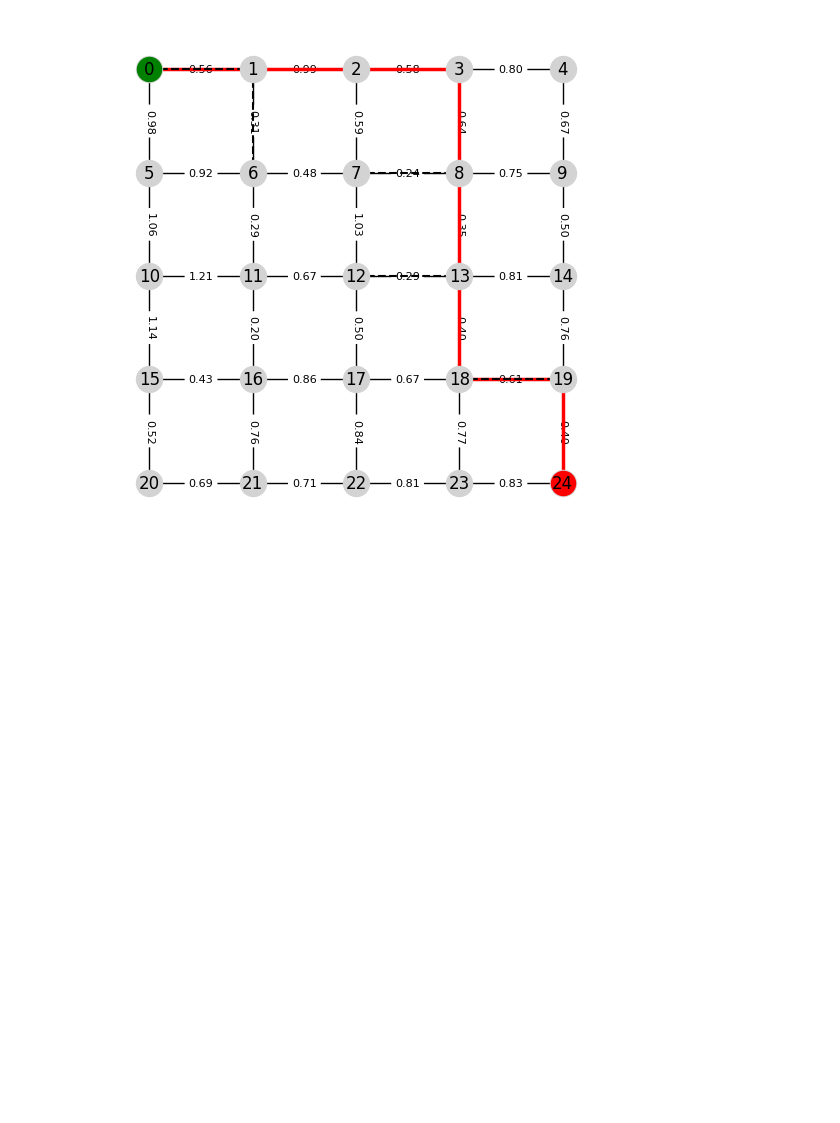
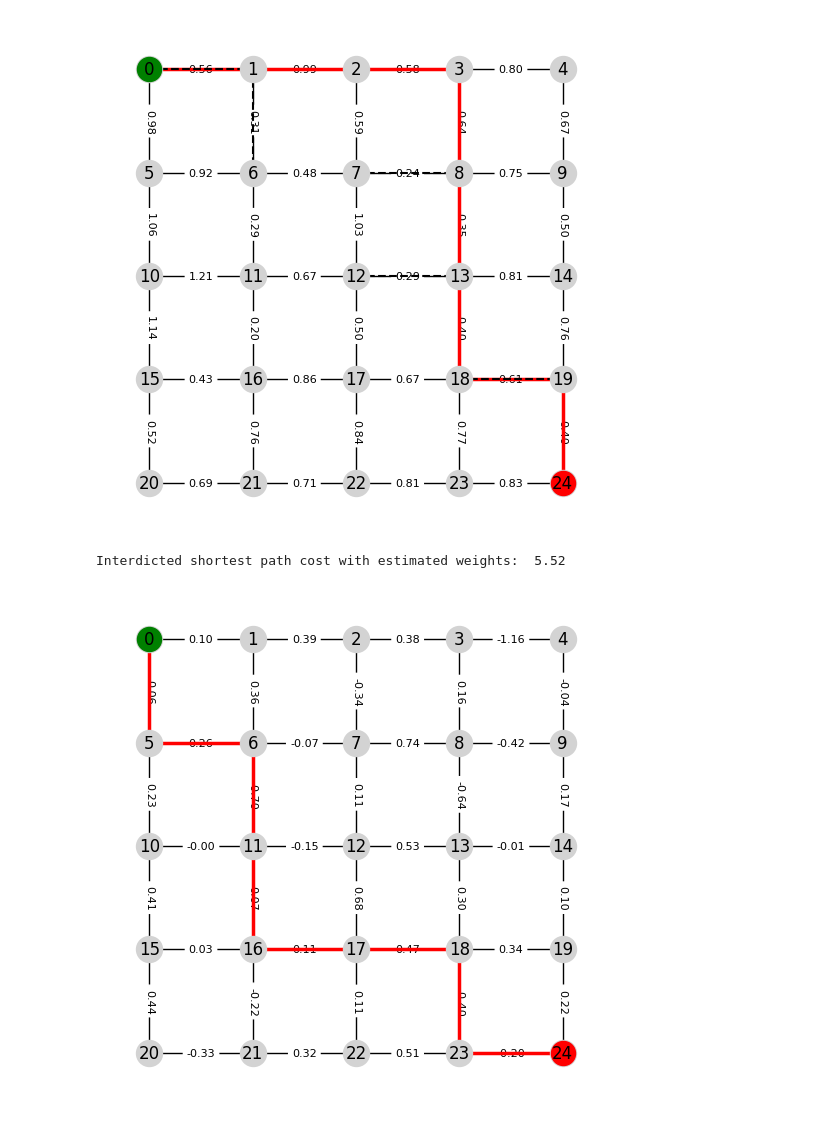
Before and after one commit to lucahart/DFL-for-Shortest-Path-Network-Interdiction, a Jupyter notebook: src/Notebooks/Game_A.ipynb, the cells around one changed output. Saved outputs shown, nothing was run; the diff lists cells and outputs as text; code cells hidden in the pictures; blank space fills up the shorter version.

```diff
--- a/src/Notebooks/Game_A.ipynb
+++ b/src/Notebooks/Game_A.ipynb
@@ -227,0 +232,16 @@ New shortest path cost:         5.42
+# %%
+# Create a new opt_model instance with the interdicted costs
+opt_model_interdicted_1 = shortestPathGrb(grid)
+opt_model_interdicted_1.setObj(grid_costs + interdiction_cost * interdictions_x)
+# Create a new opt_model instance with estimated costs and inderdictions
+opt_model_interdicted_1_est = shortestPathGrb(grid)
+opt_model_interdicted_1_est.setObj(costs_pred.detach().numpy() + interdiction_cost * interdictions_x)
+# %%
+# Calculate the shortest paths with and without full knowledge
+path_interdicted_1 = shortest_path_y
+path_interdicted_1_est, obj_interdicted_1_est = opt_model_interdicted_1_est.solve(versatile=True)
+
+print(f"Interdicted shortest path cost with estimated weights: \t{opt_model_interdicted_1.evaluate(path_interdicted_1_est):.2f}")
+# %% [output]
+Interdicted shortest path cost with estimated weights:  5.52
+[figure, added]
```
Also changed, not shown: parts of 28 cells of this notebook, 1 other file.
